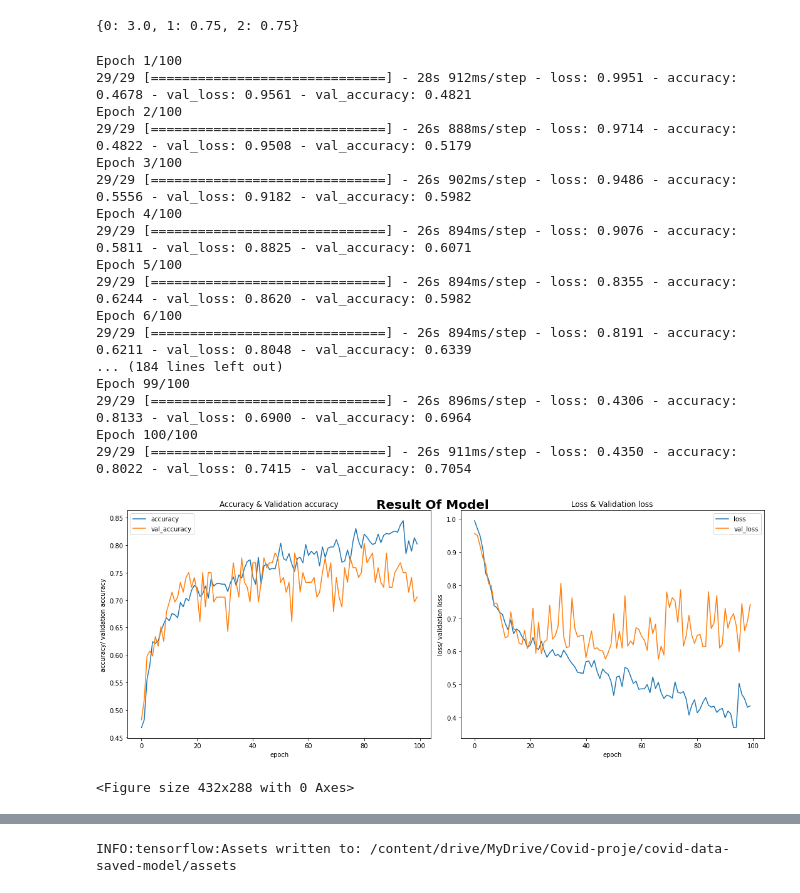
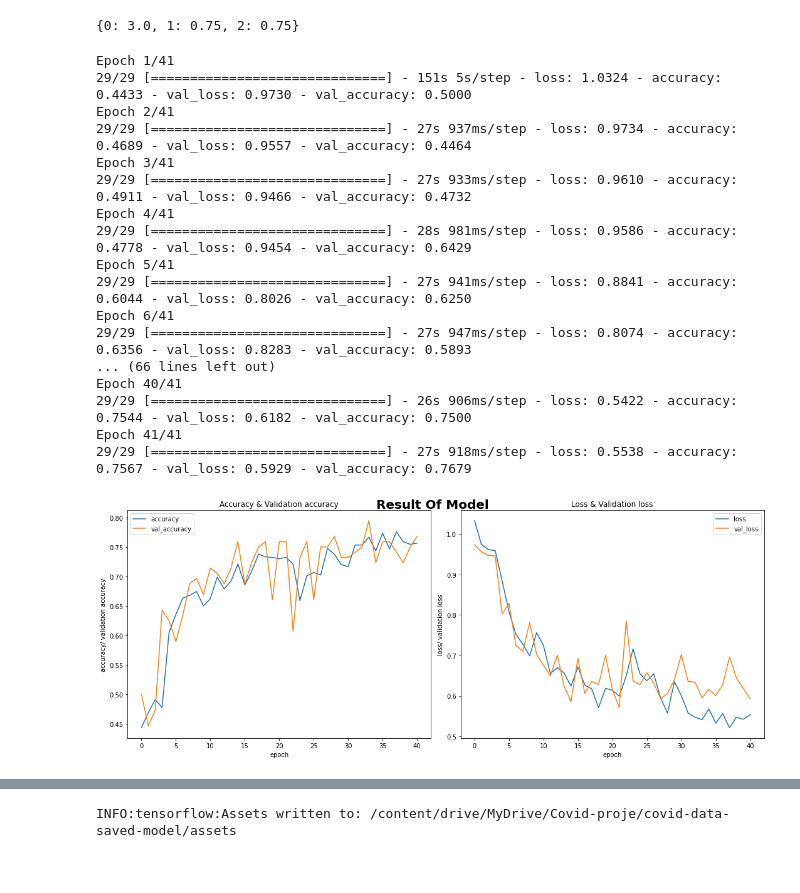
Before and after one commit to bahadiryzc/COVID-19-Cases-Using-Deep-Neural-Networks-with-X-Ray-Images, a Jupyter notebook: COVID_19_Cases_Using_Deep_Neural_Networks_with_X_Ray_Images.ipynb, the cells around one changed output, grey strips where cells are left out. Drawn from its saved outputs; the diff is of its cells as text; code cells hidden in the pictures.

```diff
--- a/COVID_19_Cases_Using_Deep_Neural_Networks_with_X_Ray_Images.ipynb
+++ b/COVID_19_Cases_Using_Deep_Neural_Networks_with_X_Ray_Images.ipynb
@@ -113,7 +113,7 @@ def load_prep_image(filename, img_shape = 256):
   #img = img / 255.
   return img
 # %%
-def visualize_result(History, save_figure = False, name = "/result_plot.png", directory=None):
+def visualize_result(History, save_figure = False, name=None):
   """
     Takes the model and visualize the Accuracy, Validation accuracy, loss and Validation loss.
 
@@ -174,9 +174,9 @@ def visualize_result(History, save_figure = False, name = "/result_plot.png", di
   fig.suptitle('Result Of Model', fontsize = 20, fontweight = 'bold')
   plt.tight_layout()
 
-  plt.show()
   if save_figure:
-    plt.savefig(directory + name)
+    plt.savefig(fname=name)
+  plt.show();
 # %%
 def split_data(img_path, saving_path, train_ratio, val_ratio, test_ratio, seed = 42):
   """
@@ -457,33 +457,31 @@ model_sequential_hist_1 = model_sequential_1.fit(train_data,
                                                 validation_steps= len(val_data),
                                                 callbacks = [model_checkpoint_callback],
                                                 #class_weight=class_weights,
-                                                epochs = 100)
+                                                epochs = 41)
 # %% [output]
-Epoch 1/100
-29/29 [==============================] - 28s 912ms/step - loss: 0.9951 - accuracy: 0.4678 - val_loss: 0.9561 - val_accuracy: 0.4821
-Epoch 2/100
-29/29 [==============================] - 26s 888ms/step - loss: 0.9714 - accuracy: 0.4822 - val_loss: 0.9508 - val_accuracy: 0.5179
-Epoch 3/100
-29/29 [==============================] - 26s 902ms/step - loss: 0.9486 - accuracy: 0.5556 - val_loss: 0.9182 - val_accuracy: 0.5982
-Epoch 4/100
-29/29 [==============================] - 26s 894ms/step - loss: 0.9076 - accuracy: 0.5811 - val_loss: 0.8825 - val_accuracy: 0.6071
-Epoch 5/100
-29/29 [==============================] - 26s 894ms/step - loss: 0.8355 - accuracy: 0.6244 - val_loss: 0.8620 - val_accuracy: 0.5982
-Epoch 6/100
-29/29 [==============================] - 26s 894ms/step - loss: 0.8191 - accuracy: 0.6211 - val_loss: 0.8048 - val_accuracy: 0.6339
-... (184 lines left out)
-Epoch 99/100
-29/29 [==============================] - 26s 896ms/step - loss: 0.4306 - accuracy: 0.8133 - val_loss: 0.6900 - val_accuracy: 0.6964
-Epoch 100/100
-29/29 [==============================] - 26s 911ms/step - loss: 0.4350 - accuracy: 0.8022 - val_loss: 0.7415 - val_accuracy: 0.7054
+Epoch 1/41
+29/29 [==============================] - 151s 5s/step - loss: 1.0324 - accuracy: 0.4433 - val_loss: 0.9730 - val_accuracy: 0.5000
+Epoch 2/41
+29/29 [==============================] - 27s 937ms/step - loss: 0.9734 - accuracy: 0.4689 - val_loss: 0.9557 - val_accuracy: 0.4464
+Epoch 3/41
+29/29 [==============================] - 27s 933ms/step - loss: 0.9610 - accuracy: 0.4911 - val_loss: 0.9466 - val_accuracy: 0.4732
+Epoch 4/41
+29/29 [==============================] - 28s 981ms/step - loss: 0.9586 - accuracy: 0.4778 - val_loss: 0.9454 - val_accuracy: 0.6429
+Epoch 5/41
+29/29 [==============================] - 27s 941ms/step - loss: 0.8841 - accuracy: 0.6044 - val_loss: 0.8026 - val_accuracy: 0.6250
+Epoch 6/41
+29/29 [==============================] - 27s 947ms/step - loss: 0.8074 - accuracy: 0.6356 - val_loss: 0.8283 - val_accuracy: 0.5893
+... (66 lines left out)
+Epoch 40/41
+29/29 [==============================] - 26s 906ms/step - loss: 0.5422 - accuracy: 0.7544 - val_loss: 0.6182 - val_accuracy: 0.7500
+Epoch 41/41
+29/29 [==============================] - 27s 918ms/step - loss: 0.5538 - accuracy: 0.7567 - val_loss: 0.5929 - val_accuracy: 0.7679
 # %%
 visualize_result(model_sequential_hist_1,
                 save_figure="True",
-                name = "sequential_model_plot",
-                directory = '/content/drive/MyDrive/Covid-proje/model-result')
+                name = '/content/drive/MyDrive/Covid-proje/model-result/model-plot-result.png')
 # %% [output]
-[figure, old version]
+[figure, new version]
-<Figure size 432x288 with 0 Axes>
 # %%
 model_sequential_1.evaluate(val_data)
 # %% [output]
```
Also changed, not shown: parts of 12 cells of this notebook.
